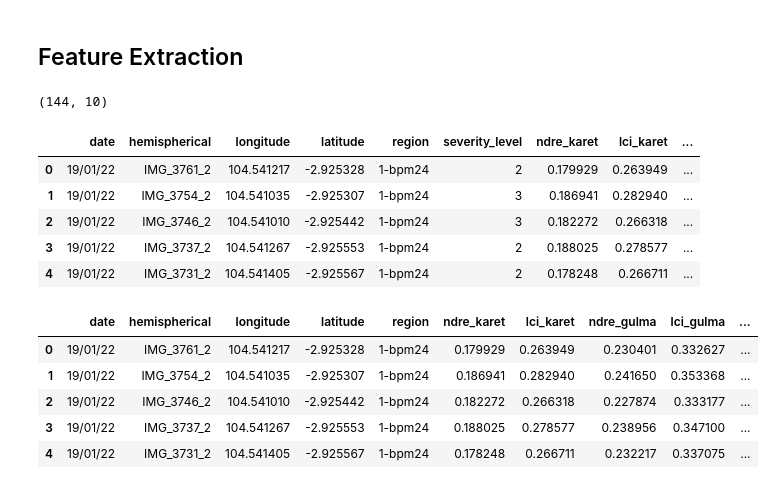
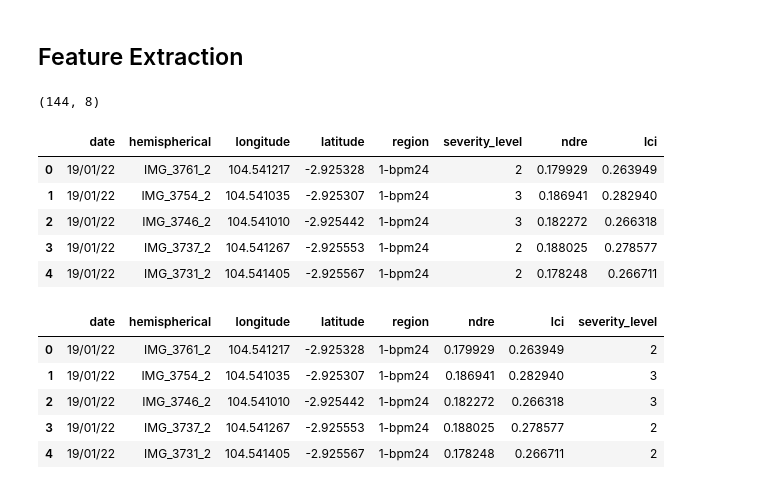
Before and after one commit to iqballm09/skripsi_rubberplant-severity, a Jupyter notebook: feature_extraction.ipynb, the cells around one changed output. Drawn from its saved outputs; the diff is of its cells as text; code cells hidden in the pictures.

```diff
--- a/feature_extraction.ipynb
+++ b/feature_extraction.ipynb
@@ -173,10 +173,8 @@ def countVi(imgs, lon, lat):
 # %%
 # Function to count vegetation index
 def countViImgs(dict_karet, dict_gulma, region, ground_truth):
-    list_ndre_karet = []
-    list_lci_karet = []
-    list_ndre_gulma = []
-    list_lci_gulma = []
+    list_ndre = []
+    list_lci = []
     # Filter ground truth based on region
     df = ground_truth[ground_truth["region"] == region]
     if len(df) == 0:
@@ -185,17 +183,12 @@ def countViImgs(dict_karet, dict_gulma, region, ground_truth):
     for idx, row in df.iterrows():
         # Calculate vegetation index
         ndre_kar, lci_kar = countVi(dict_karet, row['longitude'], row['latitude'])
-        ndre_gul, lci_gul = countVi(dict_gulma, row['longitude'], row['latitude'])
         # Append to list vi
-        list_ndre_karet.append(ndre_kar.mean())
-        list_lci_karet.append(lci_kar.mean())
-        list_ndre_gulma.append(ndre_gul.mean())
-        list_lci_gulma.append(lci_gul.mean())
+        list_ndre.append(ndre_kar.mean())
+        list_lci.append(lci_kar.mean())
     # Add list vi to dataframe
-    df["ndre_karet"] = list_ndre_karet
-    df["lci_karet"] = list_lci_karet
-    df["ndre_gulma"] = list_ndre_gulma
-    df["lci_gulma"] = list_lci_gulma
+    df["ndre"] = list_ndre
+    df["lci"] = list_lci
     return df
 # %%
 # Count Vi for each region
@@ -209,28 +202,28 @@ ground_vi = pd.concat([ground_1bpm24, ground_1gt1, ground_1rric112, ground_2bpm2
 # Show shape for each data
 print(ground_vi.shape)
 # %% [output]
-(144, 10)
+(144, 8)
 # %%
 # Show data
 ground_vi.head()
 # %% [output]
-|  | date | hemispherical | longitude | latitude | region | severity_level | ndre_karet | lci_karet | ... |
-| 0 | 19/01/22 | IMG_3761_2 | 104.541217 | -2.925328 | 1-bpm24 | 2 | 0.179929 | 0.263949 | ... |
-| 1 | 19/01/22 | IMG_3754_2 | 104.541035 | -2.925307 | 1-bpm24 | 3 | 0.186941 | 0.282940 | ... |
-| 2 | 19/01/22 | IMG_3746_2 | 104.541010 | -2.925442 | 1-bpm24 | 3 | 0.182272 | 0.266318 | ... |
-| 3 | 19/01/22 | IMG_3737_2 | 104.541267 | -2.925553 | 1-bpm24 | 2 | 0.188025 | 0.278577 | ... |
-| 4 | 19/01/22 | IMG_3731_2 | 104.541405 | -2.925567 | 1-bpm24 | 2 | 0.178248 | 0.266711 | ... |
+|  | date | hemispherical | longitude | latitude | region | severity_level | ndre | lci |
+| 0 | 19/01/22 | IMG_3761_2 | 104.541217 | -2.925328 | 1-bpm24 | 2 | 0.179929 | 0.263949 |
+| 1 | 19/01/22 | IMG_3754_2 | 104.541035 | -2.925307 | 1-bpm24 | 3 | 0.186941 | 0.282940 |
+| 2 | 19/01/22 | IMG_3746_2 | 104.541010 | -2.925442 | 1-bpm24 | 3 | 0.182272 | 0.266318 |
+| 3 | 19/01/22 | IMG_3737_2 | 104.541267 | -2.925553 | 1-bpm24 | 2 | 0.188025 | 0.278577 |
+| 4 | 19/01/22 | IMG_3731_2 | 104.541405 | -2.925567 | 1-bpm24 | 2 | 0.178248 | 0.266711 |
 # %%
 # Rearrange order of columns
-ground_vi = ground_vi[['date', 'hemispherical', 'longitude', 'latitude', 'region', 'ndre_karet', 'lci_karet', 'ndre_gulma', 'lci_gulma', 'severity_level']]
+ground_vi = ground_vi[['date', 'hemispherical', 'longitude', 'latitude', 'region', 'ndre', 'lci', 'severity_level']]
 ground_vi.head()
 # %% [output]
-|  | date | hemispherical | longitude | latitude | region | ndre_karet | lci_karet | ndre_gulma | lci_gulma | ... |
-| 0 | 19/01/22 | IMG_3761_2 | 104.541217 | -2.925328 | 1-bpm24 | 0.179929 | 0.263949 | 0.230401 | 0.332627 | ... |
-| 1 | 19/01/22 | IMG_3754_2 | 104.541035 | -2.925307 | 1-bpm24 | 0.186941 | 0.282940 | 0.241650 | 0.353368 | ... |
-| 2 | 19/01/22 | IMG_3746_2 | 104.541010 | -2.925442 | 1-bpm24 | 0.182272 | 0.266318 | 0.227874 | 0.333177 | ... |
-| 3 | 19/01/22 | IMG_3737_2 | 104.541267 | -2.925553 | 1-bpm24 | 0.188025 | 0.278577 | 0.238956 | 0.347100 | ... |
-| 4 | 19/01/22 | IMG_3731_2 | 104.541405 | -2.925567 | 1-bpm24 | 0.178248 | 0.266711 | 0.232217 | 0.337075 | ... |
+|  | date | hemispherical | longitude | latitude | region | ndre | lci | severity_level |
+| 0 | 19/01/22 | IMG_3761_2 | 104.541217 | -2.925328 | 1-bpm24 | 0.179929 | 0.263949 | 2 |
+| 1 | 19/01/22 | IMG_3754_2 | 104.541035 | -2.925307 | 1-bpm24 | 0.186941 | 0.282940 | 3 |
+| 2 | 19/01/22 | IMG_3746_2 | 104.541010 | -2.925442 | 1-bpm24 | 0.182272 | 0.266318 | 3 |
+| 3 | 19/01/22 | IMG_3737_2 | 104.541267 | -2.925553 | 1-bpm24 | 0.188025 | 0.278577 | 2 |
+| 4 | 19/01/22 | IMG_3731_2 | 104.541405 | -2.925567 | 1-bpm24 | 0.178248 | 0.266711 | 2 |
 # %%
 # Export df to csv format
 ground_vi.to_csv(ROOT + "/code/ground_vi_data.csv", index=False)
```
Also changed, not shown: 4 other files.
